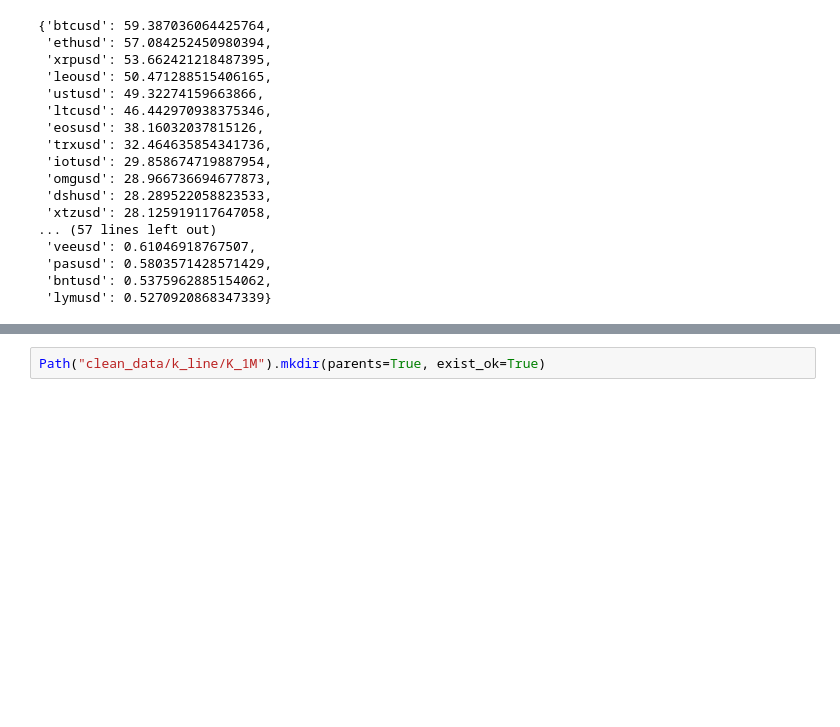
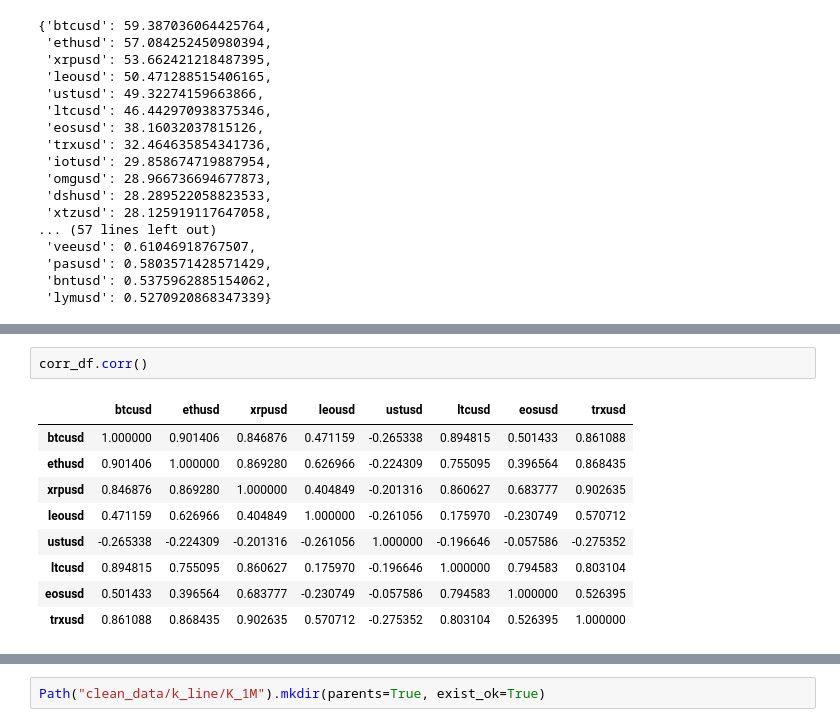
Before and after one commit to josephchenhk/qtrader_strategies, a Jupyter notebook: EDA.ipynb, the cells around one changed output, grey strips where cells are left out. Cells and saved outputs as stored; diff of their text form; blank space fills up the shorter version.

```diff
--- a/EDA.ipynb
+++ b/EDA.ipynb
@@ -188,0 +236,12 @@ Prepare data files for backtest:
+# %%
+corr_df.corr()
+# %% [output]
+|  | btcusd | ethusd | xrpusd | leousd | ustusd | ltcusd | eosusd | trxusd |
+| btcusd | 1.000000 | 0.901406 | 0.846876 | 0.471159 | -0.265338 | 0.894815 | 0.501433 | 0.861088 |
+| ethusd | 0.901406 | 1.000000 | 0.869280 | 0.626966 | -0.224309 | 0.755095 | 0.396564 | 0.868435 |
+| xrpusd | 0.846876 | 0.869280 | 1.000000 | 0.404849 | -0.201316 | 0.860627 | 0.683777 | 0.902635 |
+| leousd | 0.471159 | 0.626966 | 0.404849 | 1.000000 | -0.261056 | 0.175970 | -0.230749 | 0.570712 |
+| ustusd | -0.265338 | -0.224309 | -0.201316 | -0.261056 | 1.000000 | -0.196646 | -0.057586 | -0.275352 |
+| ltcusd | 0.894815 | 0.755095 | 0.860627 | 0.175970 | -0.196646 | 1.000000 | 0.794583 | 0.803104 |
+| eosusd | 0.501433 | 0.396564 | 0.683777 | -0.230749 | -0.057586 | 0.794583 | 1.000000 | 0.526395 |
+| trxusd | 0.861088 | 0.868435 | 0.902635 | 0.570712 | -0.275352 | 0.803104 | 0.526395 | 1.000000 |
```
Also changed, not shown: parts of 22 cells of this notebook.
